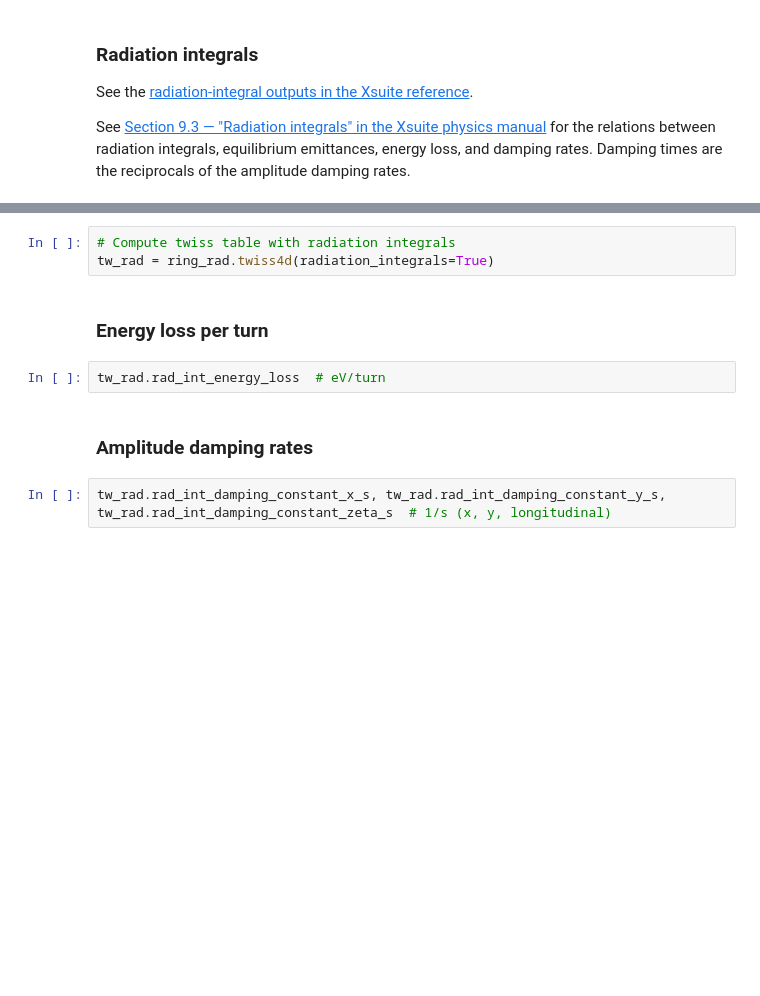
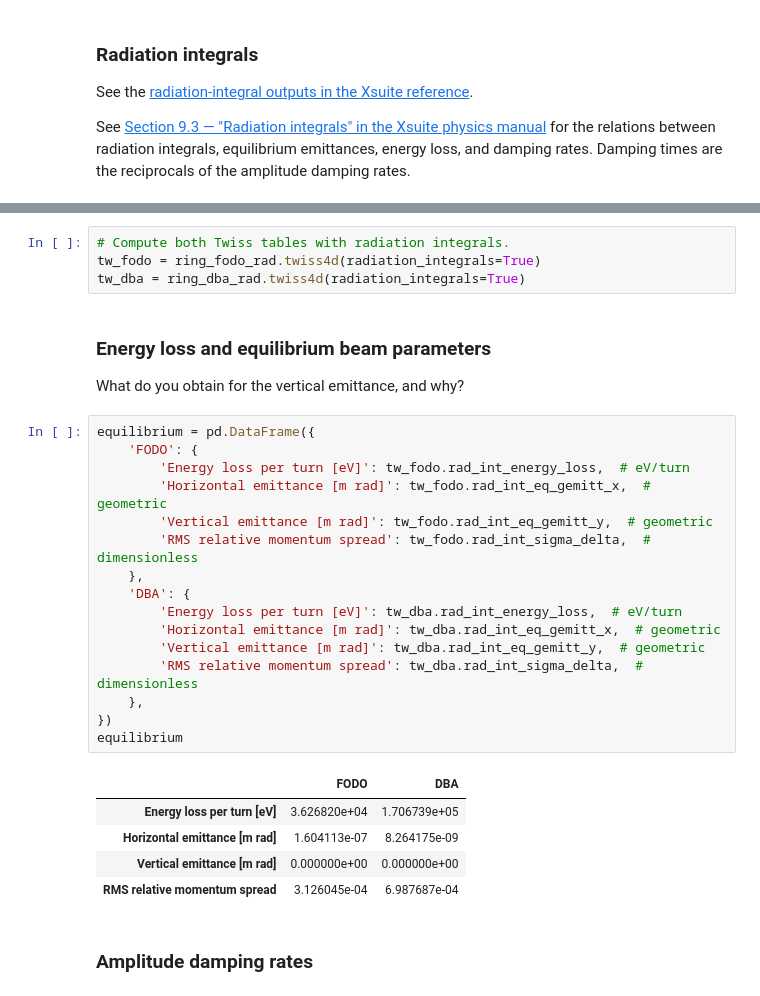
Before and after one commit to xsuite/tutorial_cas_ee_coll_and_ls, a Jupyter notebook: 01_synchrotron_design_and_comparison/solution_03_radiation_integrals.ipynb, the cells around one changed output, grey strips where cells are left out. Saved outputs shown, nothing was run; the diff lists cells and outputs as text; blank space fills up the shorter version.

```diff
--- a/01_synchrotron_design_and_comparison/solution_03_radiation_integrals.ipynb
+++ b/01_synchrotron_design_and_comparison/solution_03_radiation_integrals.ipynb
@@ -32,11 +60,32 @@ ring_rad.slice_thick_elements(slicing_strategies=[
 # %%
-# Compute twiss table with radiation integrals
-tw_rad = ring_rad.twiss4d(radiation_integrals=True)
+# Compute both Twiss tables with radiation integrals.
+tw_fodo = ring_fodo_rad.twiss4d(radiation_integrals=True)
+tw_dba = ring_dba_rad.twiss4d(radiation_integrals=True)
-# %% [markdown]
-### Energy loss per turn
-# %%
-tw_rad.rad_int_energy_loss  # eV/turn
+# %% [markdown]
+### Energy loss and equilibrium beam parameters
+
+What do you obtain for the vertical emittance, and why?
+# %%
+equilibrium = pd.DataFrame({
+    'FODO': {
+        'Energy loss per turn [eV]': tw_fodo.rad_int_energy_loss,  # eV/turn
+        'Horizontal emittance [m rad]': tw_fodo.rad_int_eq_gemitt_x,  # geometric
+        'Vertical emittance [m rad]': tw_fodo.rad_int_eq_gemitt_y,  # geometric
+        'RMS relative momentum spread': tw_fodo.rad_int_sigma_delta,  # dimensionless
+    },
+    'DBA': {
+        'Energy loss per turn [eV]': tw_dba.rad_int_energy_loss,  # eV/turn
+        'Horizontal emittance [m rad]': tw_dba.rad_int_eq_gemitt_x,  # geometric
+        'Vertical emittance [m rad]': tw_dba.rad_int_eq_gemitt_y,  # geometric
+        'RMS relative momentum spread': tw_dba.rad_int_sigma_delta,  # dimensionless
+    },
+})
+equilibrium
+# %% [output]
+|  | FODO | DBA |
+| Energy loss per turn [eV] | 3.626820e+04 | 1.706739e+05 |
+| Horizontal emittance [m rad] | 1.604113e-07 | 8.264175e-09 |
+| Vertical emittance [m rad] | 0.000000e+00 | 0.000000e+00 |
+| RMS relative momentum spread | 3.126045e-04 | 6.987687e-04 |
 # %% [markdown]
 ### Amplitude damping rates
-# %%
-tw_rad.rad_int_damping_constant_x_s, tw_rad.rad_int_damping_constant_y_s, tw_rad.rad_int_damping_constant_zeta_s  # 1/s (x, y, longitudinal)
```
Also changed, not shown: parts of 21 cells of this notebook, 1 other file.
